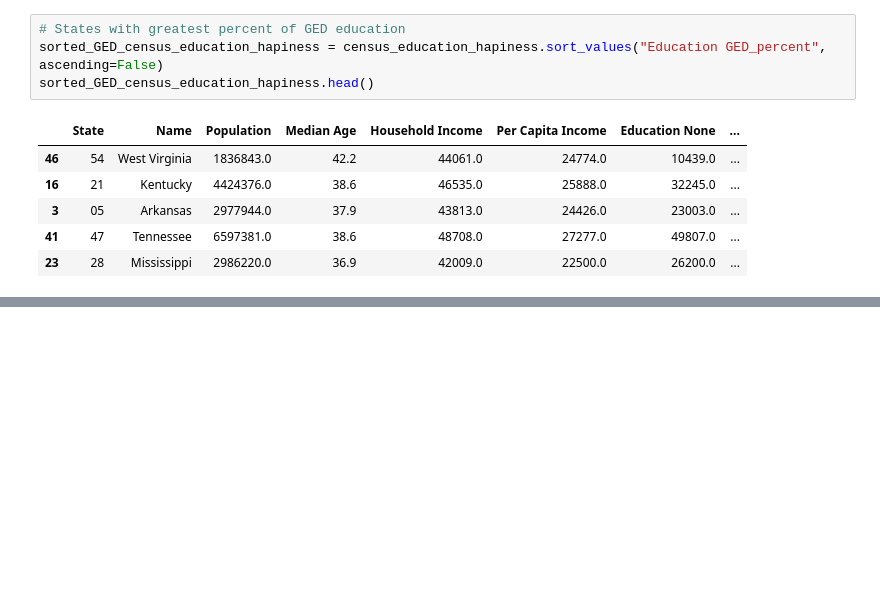
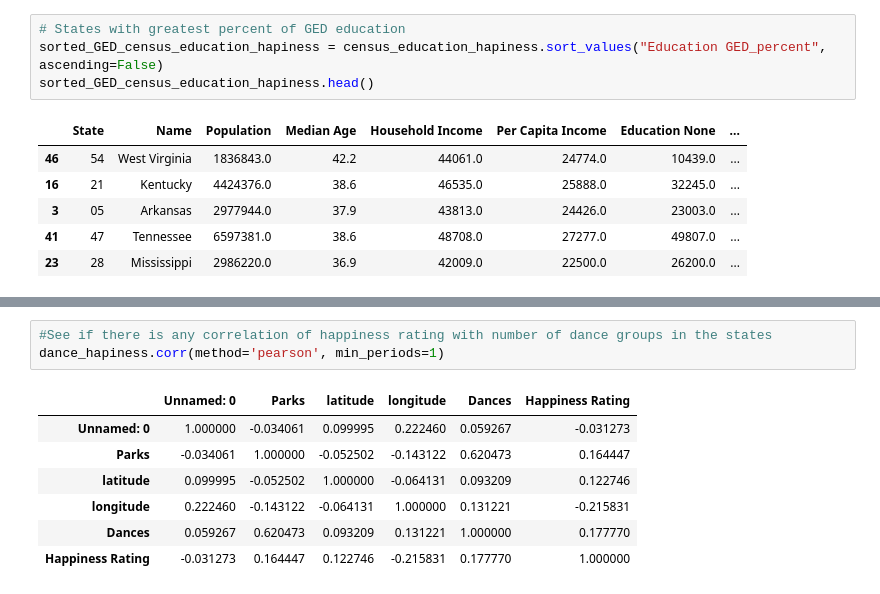
Before and after one commit to nandriychuk/best-places-to-live, a Jupyter notebook: census_happiness_correlations.ipynb, the cells around one changed output, grey strips where cells are left out. Drawn from its saved outputs; the diff is of its cells as text; blank space fills up the shorter version.

```diff
--- a/census_happiness_correlations.ipynb
+++ b/census_happiness_correlations.ipynb
@@ -399,0 +456,11 @@ sorted_GED_census_education_hapiness.head()
+# %%
+#See if there is any correlation of happiness rating with number of dance groups in the states
+dance_hapiness.corr(method='pearson', min_periods=1)
+# %% [output]
+|  | Unnamed: 0 | Parks | latitude | longitude | Dances | Happiness Rating |
+| Unnamed: 0 | 1.000000 | -0.034061 | 0.099995 | 0.222460 | 0.059267 | -0.031273 |
+| Parks | -0.034061 | 1.000000 | -0.052502 | -0.143122 | 0.620473 | 0.164447 |
+| latitude | 0.099995 | -0.052502 | 1.000000 | -0.064131 | 0.093209 | 0.122746 |
+| longitude | 0.222460 | -0.143122 | -0.064131 | 1.000000 | 0.131221 | -0.215831 |
+| Dances | 0.059267 | 0.620473 | 0.093209 | 0.131221 | 1.000000 | 0.177770 |
+| Happiness Rating | -0.031273 | 0.164447 | 0.122746 | -0.215831 | 0.177770 | 1.000000 |
```
Also changed, not shown: parts of 5 cells of this notebook, 3 other files.
